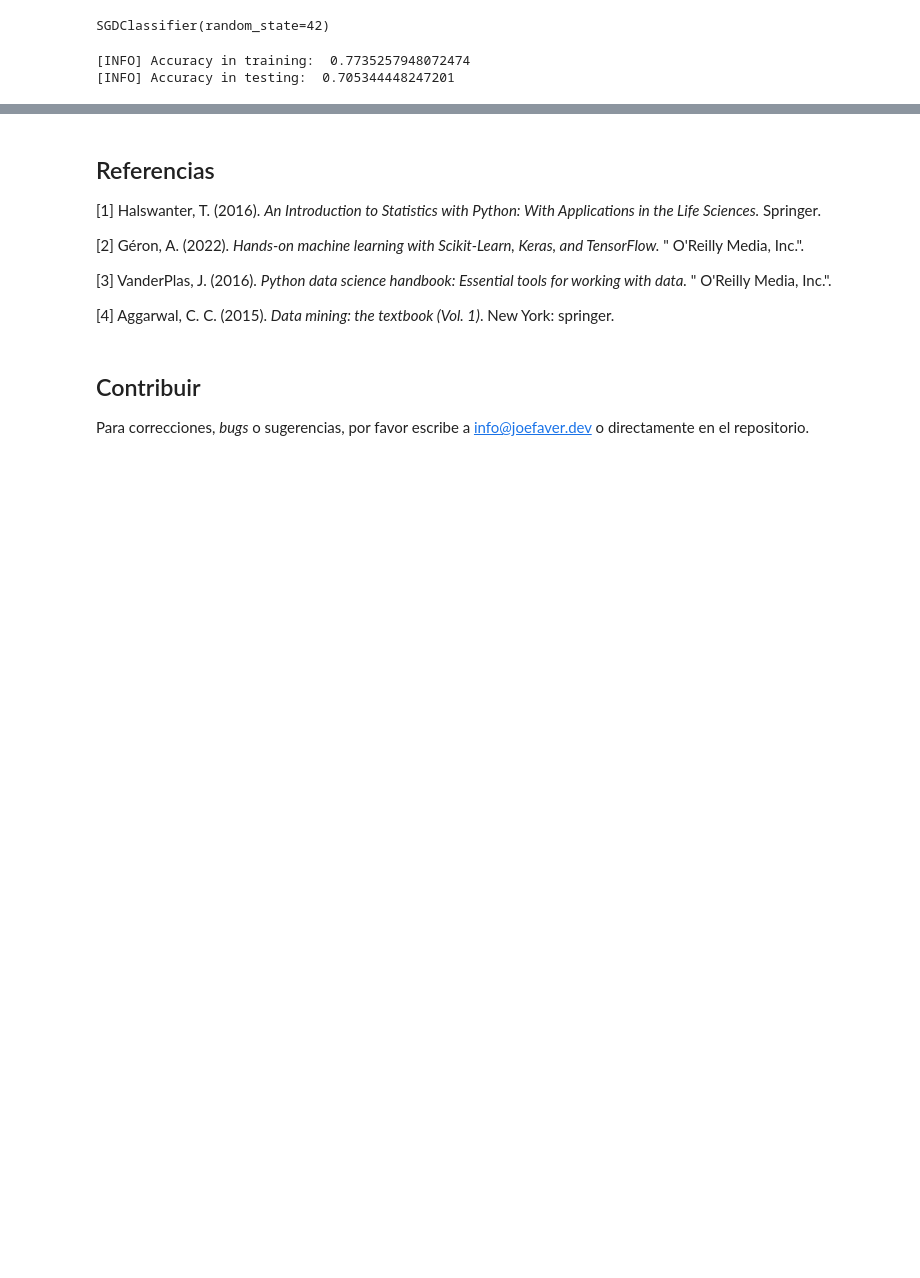
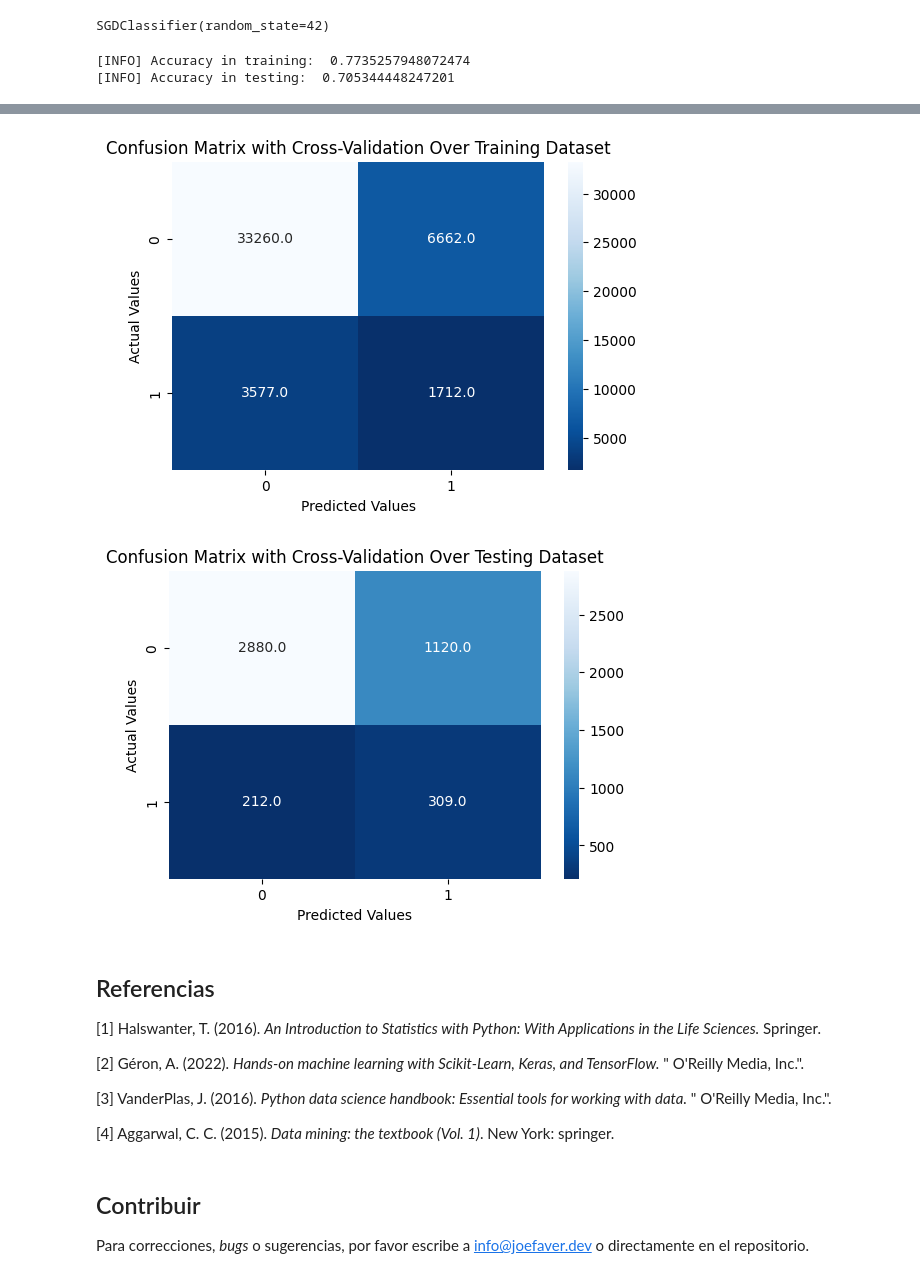
Before and after one commit to joefavergel/pbs-enae-ml-course, a Jupyter notebook: banking_marketing_and_interest_rates_ml_al_detal.ipynb, the cells around one changed output, grey strips where cells are left out. Drawn from its saved outputs; the diff is of its cells as text; code cells hidden in the pictures; blank space fills up the shorter version.

```diff
--- a/banking_marketing_and_interest_rates_ml_al_detal.ipynb
+++ b/banking_marketing_and_interest_rates_ml_al_detal.ipynb
@@ -875,4 +876,14 @@ plot_confusion_matrix(cm)
 # %%
 from sklearn.model_selection import cross_val_predict
 
+
 y_train_pred = cross_val_predict(sgd_clf, X_train, y_train, cv=5)
+cm = confusion_matrix(y_train, y_train_pred)
+plot_confusion_matrix(cm, "Confusion Matrix with Cross-Validation Over Training Dataset")
+
+y_pred = cross_val_predict(sgd_clf, X_test, y_test, cv=5)
+cm = confusion_matrix(y_test, y_pred)
+plot_confusion_matrix(cm, "Confusion Matrix with Cross-Validation Over Testing Dataset")
+# %% [output]
+[figure, added]
+[figure, added]
```
Also changed, not shown: parts of 3 cells of this notebook.
